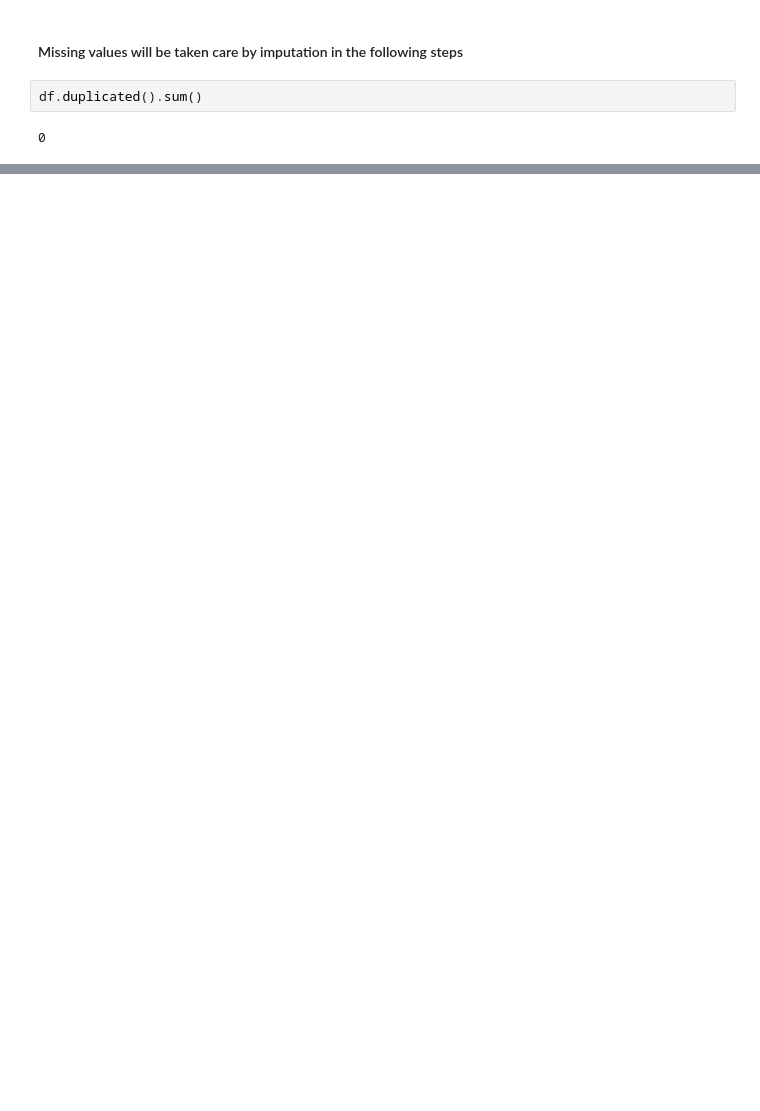
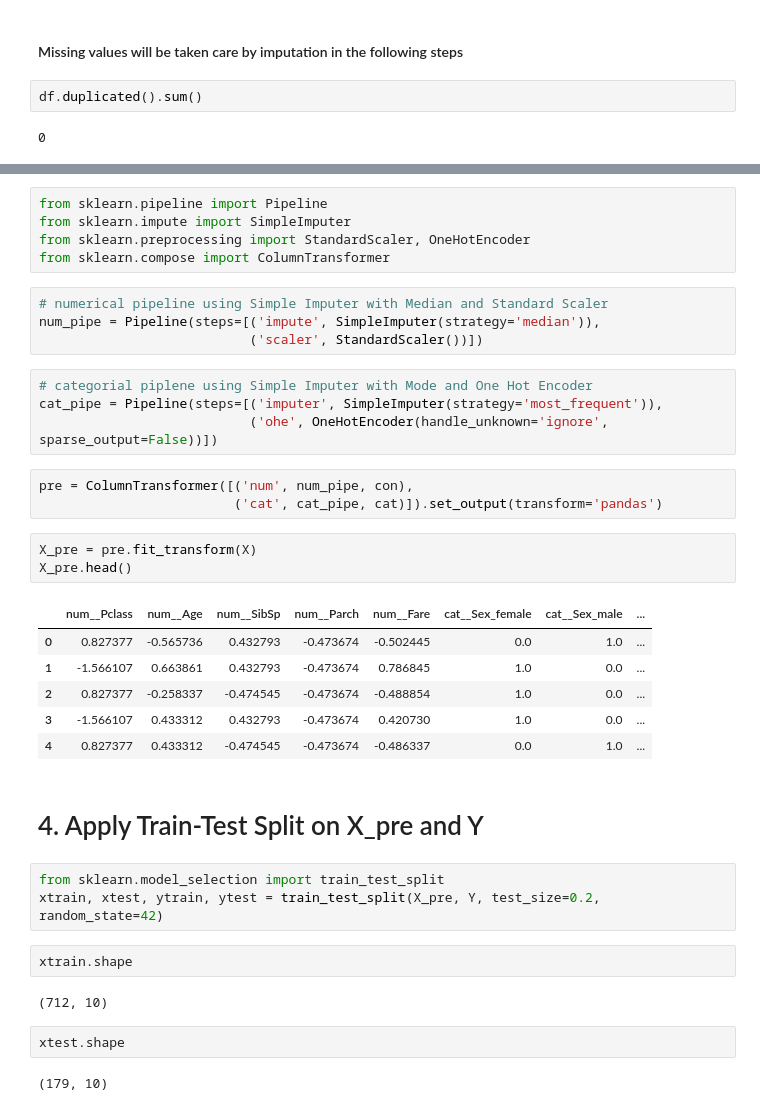
Before and after one commit to DeepikaJ08/CodSoft, a Jupyter notebook: DataScience-Task1/TitanicSurvivalPred.ipynb, the cells around one changed output, grey strips where cells are left out. Drawn from its saved outputs; the diff is of its cells as text; blank space fills up the shorter version.

```diff
--- a/DataScience-Task1/TitanicSurvivalPred.ipynb
+++ b/DataScience-Task1/TitanicSurvivalPred.ipynb
@@ -59,0 +109,39 @@ df.duplicated().sum()
+# %%
+from sklearn.pipeline import Pipeline
+from sklearn.impute import SimpleImputer
+from sklearn.preprocessing import StandardScaler, OneHotEncoder
+from sklearn.compose import ColumnTransformer
+# %%
+# numerical pipeline using Simple Imputer with Median and Standard Scaler
+num_pipe = Pipeline(steps=[('impute', SimpleImputer(strategy='median')),
+                           ('scaler', StandardScaler())])
+# %%
+# categorial piplene using Simple Imputer with Mode and One Hot Encoder
+cat_pipe = Pipeline(steps=[('imputer', SimpleImputer(strategy='most_frequent')),
+                           ('ohe', OneHotEncoder(handle_unknown='ignore', sparse_output=False))])
+# %%
+pre = ColumnTransformer([('num', num_pipe, con),
+                         ('cat', cat_pipe, cat)]).set_output(transform='pandas')
+# %%
+X_pre = pre.fit_transform(X)
+X_pre.head()
+# %% [output]
+|  | num__Pclass | num__Age | num__SibSp | num__Parch | num__Fare | cat__Sex_female | cat__Sex_male | ... |
+| 0 | 0.827377 | -0.565736 | 0.432793 | -0.473674 | -0.502445 | 0.0 | 1.0 | ... |
+| 1 | -1.566107 | 0.663861 | 0.432793 | -0.473674 | 0.786845 | 1.0 | 0.0 | ... |
+| 2 | 0.827377 | -0.258337 | -0.474545 | -0.473674 | -0.488854 | 1.0 | 0.0 | ... |
+| 3 | -1.566107 | 0.433312 | 0.432793 | -0.473674 | 0.420730 | 1.0 | 0.0 | ... |
+| 4 | 0.827377 | 0.433312 | -0.474545 | -0.473674 | -0.486337 | 0.0 | 1.0 | ... |
+# %% [markdown]
+# 4. Apply Train-Test Split on X_pre and Y
+# %%
+from sklearn.model_selection import train_test_split
+xtrain, xtest, ytrain, ytest = train_test_split(X_pre, Y, test_size=0.2, random_state=42)
+# %%
+xtrain.shape
+# %% [output]
+(712, 10)
+# %%
+xtest.shape
+# %% [output]
+(179, 10)
```
Also changed, not shown: parts of 49 cells of this notebook.
